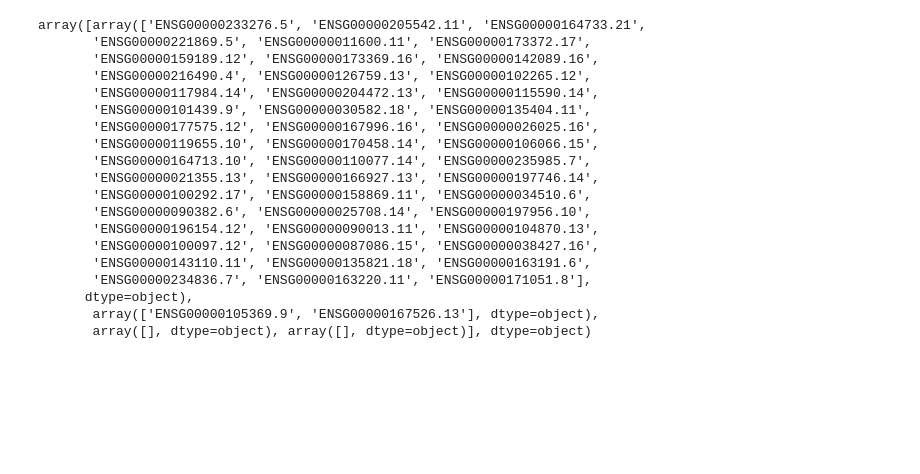
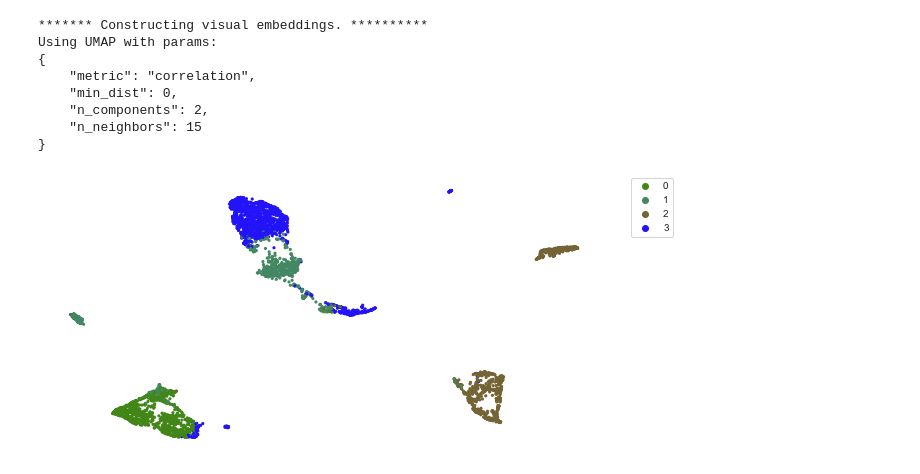
Before and after one commit to ferrocactus/cellar, a Jupyter notebook: notebooks/main.ipynb, the cells around one changed output. Cells and saved outputs as stored; diff of their text form; code cells hidden in the pictures; blank space fills up the shorter version.

```diff
--- a/notebooks/main.ipynb
+++ b/notebooks/main.ipynb
@@ -9,6 +9,5 @@ warnings.filterwarnings('ignore')
 #plt.ioff()
 dataset = 'spleen'
 X, Y, gene_ids = load_data(dataset)
-w = ACIP(X, Y, config=dataset, verbose=True)
-w.set_col_names(gene_ids)
+w = ACIP(X, config=dataset, verbose=True, col_ids=gene_ids)
 # %%
@@ -59,22 +33,12 @@ w.get_markers()
-# %%
-w.markers
-# %% [output]
-array([array(['ENSG00000233276.5', 'ENSG00000205542.11', 'ENSG00000164733.21',
-       'ENSG00000221869.5', 'ENSG00000011600.11', 'ENSG00000173372.17',
-       'ENSG00000159189.12', 'ENSG00000173369.16', 'ENSG00000142089.16',
-       'ENSG00000216490.4', 'ENSG00000126759.13', 'ENSG00000102265.12',
-       'ENSG00000117984.14', 'ENSG00000204472.13', 'ENSG00000115590.14',
-       'ENSG00000101439.9', 'ENSG00000030582.18', 'ENSG00000135404.11',
-       'ENSG00000177575.12', 'ENSG00000167996.16', 'ENSG00000026025.16',
-       'ENSG00000119655.10', 'ENSG00000170458.14', 'ENSG00000106066.15',
-       'ENSG00000164713.10', 'ENSG00000110077.14', 'ENSG00000235985.7',
-       'ENSG00000021355.13', 'ENSG00000166927.13', 'ENSG00000197746.14',
-       'ENSG00000100292.17', 'ENSG00000158869.11', 'ENSG00000034510.6',
-       'ENSG00000090382.6', 'ENSG00000025708.14', 'ENSG00000197956.10',
-       'ENSG00000196154.12', 'ENSG00000090013.11', 'ENSG00000104870.13',
-       'ENSG00000100097.12', 'ENSG00000087086.15', 'ENSG00000038427.16',
-       'ENSG00000143110.11', 'ENSG00000135821.18', 'ENSG00000163191.6',
-       'ENSG00000234836.7', 'ENSG00000163220.11', 'ENSG00000171051.8'],
-      dtype=object),
-       array(['ENSG00000105369.9', 'ENSG00000167526.13'], dtype=object),
-       array([], dtype=object), array([], dtype=object)], dtype=object)
+# %%
+w.plot("2d")
+# %% [output]
+******* Constructing visual embeddings. **********
+Using UMAP with params:
+{
+    "metric": "correlation",
+    "min_dist": 0,
+    "n_components": 2,
+    "n_neighbors": 15
+}
+[figure, added]
```
Also changed, not shown: parts of 5 cells of this notebook, 3 other files.
